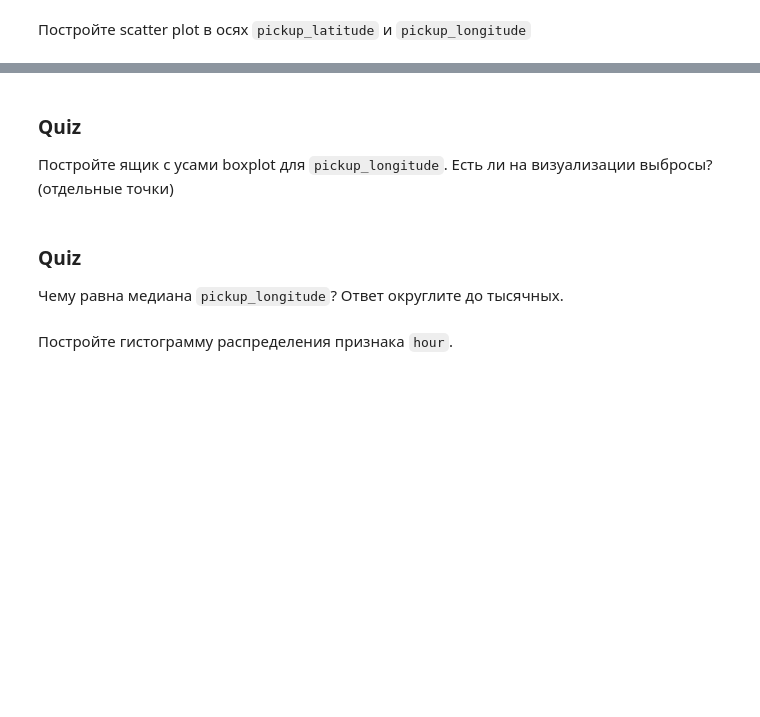
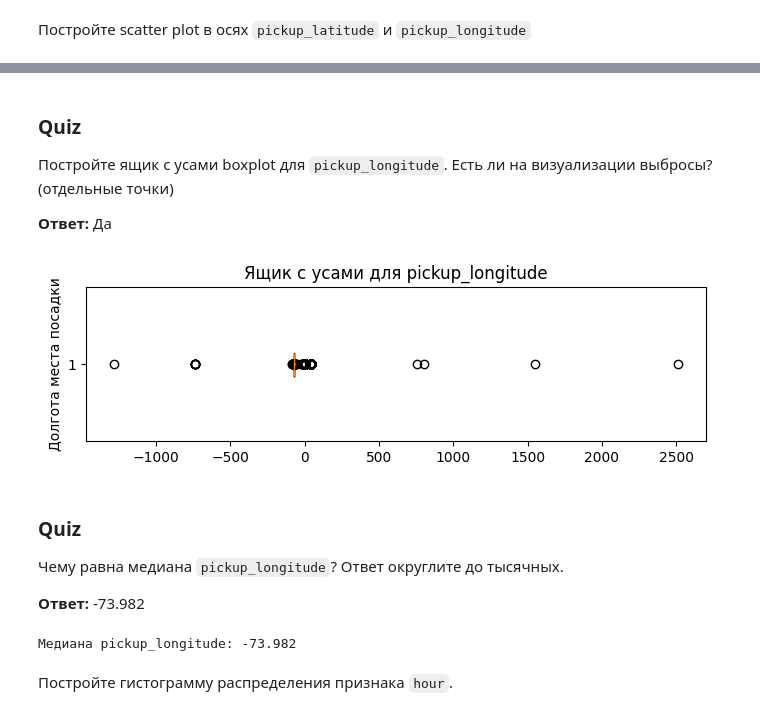
Before and after one commit to psaw/hse-ai24-ml, a Jupyter notebook: FinalProject_task.ipynb, the cells around one changed output, grey strips where cells are left out. Drawn from its saved outputs; the diff is of its cells as text; code cells hidden in the pictures; blank space fills up the shorter version.

```diff
--- a/FinalProject_task.ipynb
+++ b/FinalProject_task.ipynb
@@ -96,3 +210,5 @@ df.head()
 ### Quiz
 
 Постройте ящик с усами boxplot для `pickup_longitude`. Есть ли на визуализации выбросы? (отдельные точки)
+
+**Ответ:** Да
@@ -101,4 +215,15 @@ df.head()
+# %%
+# ваш код здесь
+plt.figure(figsize=(8, 2))
+plt.boxplot(df['pickup_longitude'], vert=False)
+plt.ylabel('Долгота места посадки')
+plt.title('Ящик с усами для pickup_longitude')
+plt.show()
+# %% [output]
+[figure, added]
 # %% [markdown]
 ### Quiz
 
 Чему равна медиана `pickup_longitude`? Ответ округлите до тысячных.
+
+**Ответ:** -73.982
@@ -107,2 +230,8 @@ df.head()
+# %%
+# ваш код здесь
+median_pickup_longitude = df['pickup_longitude'].median()
+print(f"Медиана pickup_longitude: {median_pickup_longitude:.3f}")
+# %% [output]
+Медиана pickup_longitude: -73.982
 # %% [markdown]
 Постройте гистограмму распределения признака `hour`.
```
Also changed, not shown: parts of 84 cells of this notebook.
